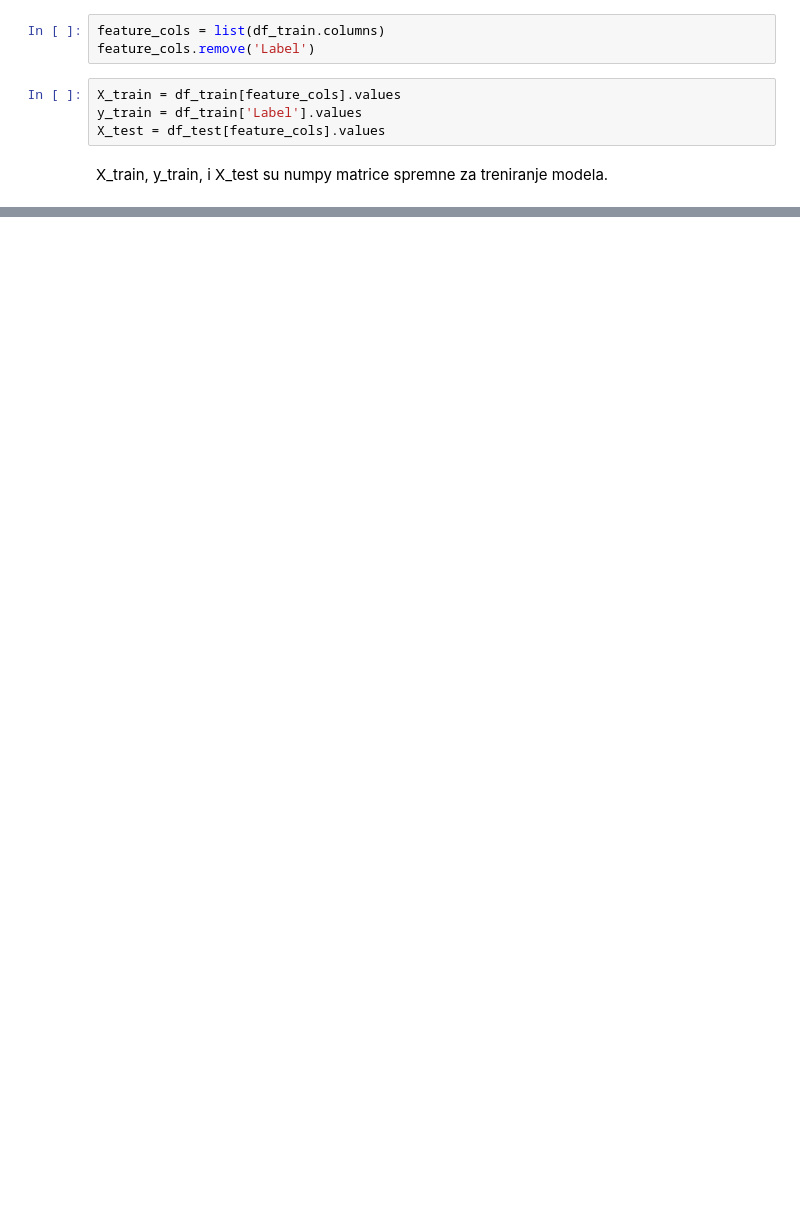
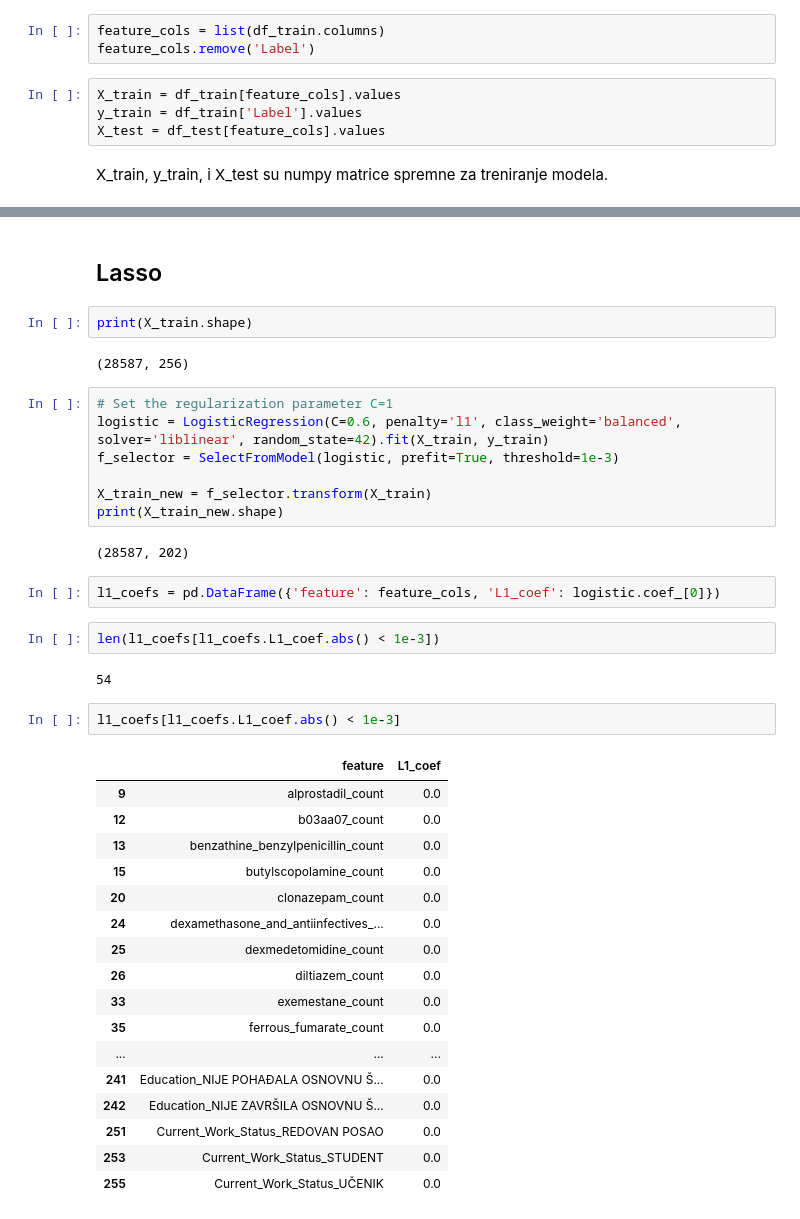
Before and after one commit to Ivan-Klabucar/Kotao, a Jupyter notebook: Exploratory Data Analysis/Experiment.ipynb, the cells around one changed output, grey strips where cells are left out. Drawn from its saved outputs; the diff is of its cells as text; blank space fills up the shorter version.

Commit message:
Started exploring modeling and feature selection

```diff
--- a/Exploratory Data Analysis/Experiment.ipynb
+++ b/Exploratory Data Analysis/Experiment.ipynb
@@ -414,0 +421,41 @@ X_train, y_train, i X_test su numpy matrice spremne za treniranje modela.
+# %% [markdown]
+## Lasso
+# %%
+print(X_train.shape)
+# %% [output]
+(28587, 256)
+# %%
+# Set the regularization parameter C=1
+logistic = LogisticRegression(C=0.6, penalty='l1', class_weight='balanced', solver='liblinear', random_state=42).fit(X_train, y_train)
+f_selector = SelectFromModel(logistic, prefit=True, threshold=1e-3)
+
+X_train_new = f_selector.transform(X_train)
+print(X_train_new.shape)
+# %% [output]
+(28587, 202)
+# %%
+l1_coefs = pd.DataFrame({'feature': feature_cols, 'L1_coef': logistic.coef_[0]})
+# %%
+len(l1_coefs[l1_coefs.L1_coef.abs() < 1e-3])
+# %% [output]
+54
+# %%
+l1_coefs[l1_coefs.L1_coef.abs() < 1e-3]
+# %% [output]
+|  | feature | L1_coef |
+| 9 | alprostadil_count | 0.0 |
+| 12 | b03aa07_count | 0.0 |
+| 13 | benzathine_benzylpenicillin_count | 0.0 |
+| 15 | butylscopolamine_count | 0.0 |
+| 20 | clonazepam_count | 0.0 |
+| 24 | dexamethasone_and_antiinfectives_... | 0.0 |
+| 25 | dexmedetomidine_count | 0.0 |
+| 26 | diltiazem_count | 0.0 |
+| 33 | exemestane_count | 0.0 |
+| 35 | ferrous_fumarate_count | 0.0 |
+| ... | ... | ... |
+| 241 | Education_NIJE POHAĐALA OSNOVNU Š... | 0.0 |
+| 242 | Education_NIJE ZAVRŠILA OSNOVNU Š... | 0.0 |
+| 251 | Current_Work_Status_REDOVAN POSAO | 0.0 |
+| 253 | Current_Work_Status_STUDENT | 0.0 |
+| 255 | Current_Work_Status_UČENIK | 0.0 |
```
Also changed, not shown: parts of 39 cells of this notebook.
